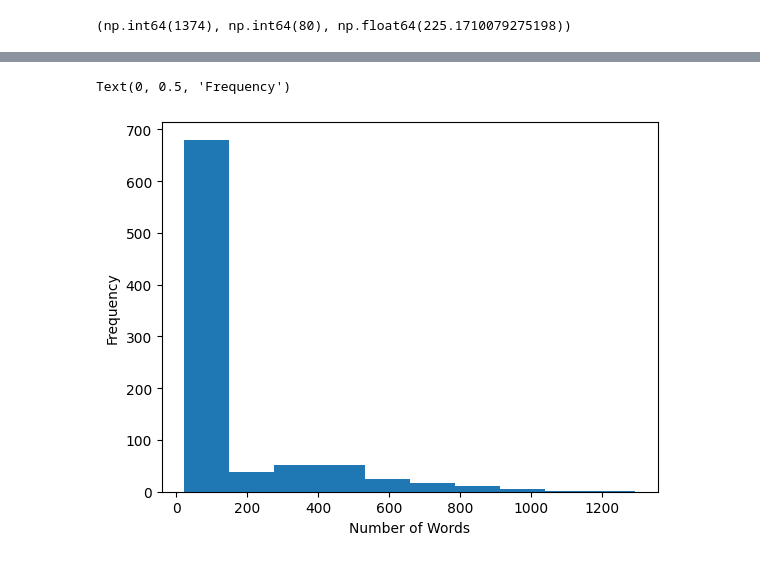
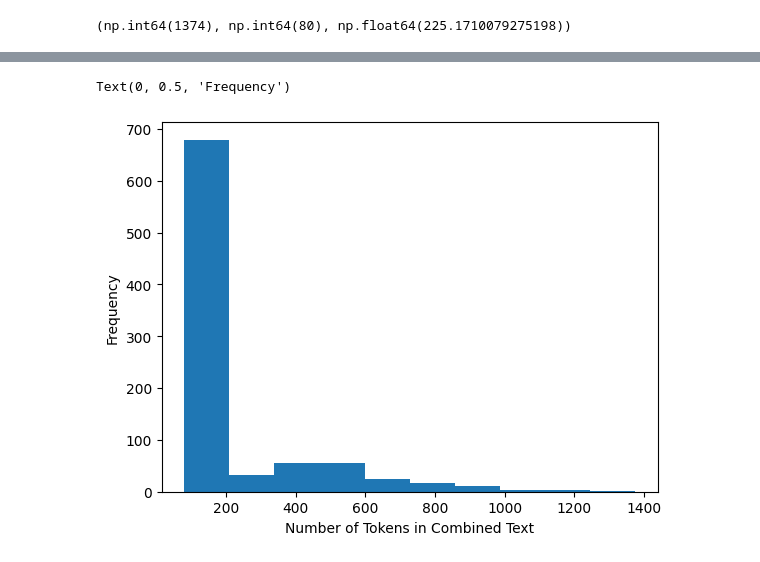
Before and after one commit to imnishitha/Clinical-Trials-Eligibility, a Jupyter notebook: Analysis Scripts/EDA_clean_data.ipynb, the cells around one changed output, grey strips where cells are left out. Cells and saved outputs as stored; diff of their text form; code cells hidden in the pictures.

```diff
--- a/Analysis Scripts/EDA_clean_data.ipynb
+++ b/Analysis Scripts/EDA_clean_data.ipynb
@@ -28,8 +54,8 @@ df['combined'].apply(lambda x: len(tokenizer.encode(x).tokens)).max(), df['combi
 # %%
-combined_token_len = df['patient'].apply(lambda x: len(tokenizer.encode(x).tokens))
+combined_token_len = df['combined'].apply(lambda x: len(tokenizer.encode(x).tokens))
 plt.hist(combined_token_len)
-plt.xlabel('Number of Words')
+plt.xlabel('Number of Tokens in Combined Text')
 plt.ylabel('Frequency')
 # %% [output]
 Text(0, 0.5, 'Frequency')
-[figure, old version]
+[figure, new version]
```
Also changed, not shown: parts of 14 cells of this notebook, 10 other files.
